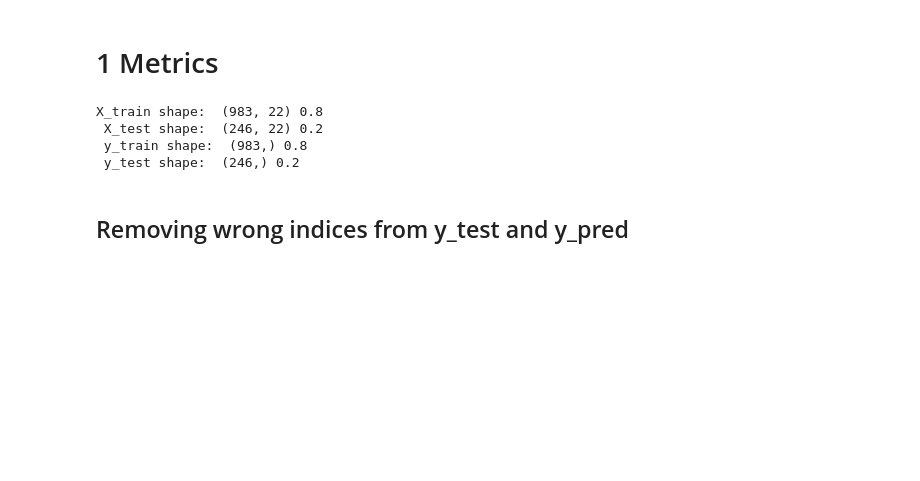
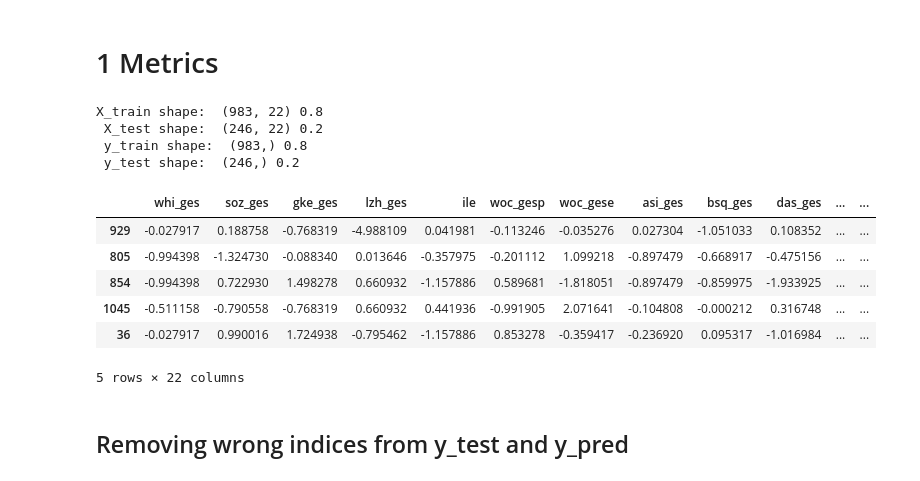
Before and after one commit to kimmizi/master_thesis, a Jupyter notebook: exp/05_Evaluation_Performance.ipynb, the cells around one changed output. Saved outputs shown, nothing was run; the diff lists cells and outputs as text; code cells hidden in the pictures; blank space fills up the shorter version.

```diff
--- a/exp/05_Evaluation_Performance.ipynb
+++ b/exp/05_Evaluation_Performance.ipynb
@@ -153,6 +153,16 @@ X_train shape:  (983, 22) 0.8
  X_test shape:  (246, 22) 0.2
  y_train shape:  (983,) 0.8
  y_test shape:  (246,) 0.2
+# %%
+X_train.head()
+# %% [output]
+|  | whi_ges | soz_ges | gke_ges | lzh_ges | ile | woc_gesp | woc_gese | asi_ges | bsq_ges | das_ges | ... | ... |
+| 929 | -0.027917 | 0.188758 | -0.768319 | -4.988109 | 0.041981 | -0.113246 | -0.035276 | 0.027304 | -1.051033 | 0.108352 | ... | ... |
+| 805 | -0.994398 | -1.324730 | -0.088340 | 0.013646 | -0.357975 | -0.201112 | 1.099218 | -0.897479 | -0.668917 | -0.475156 | ... | ... |
+| 854 | -0.994398 | 0.722930 | 1.498278 | 0.660932 | -1.157886 | 0.589681 | -1.818051 | -0.897479 | -0.859975 | -1.933925 | ... | ... |
+| 1045 | -0.511158 | -0.790558 | -0.768319 | 0.660932 | 0.441936 | -0.991905 | 2.071641 | -0.104808 | -0.000212 | 0.316748 | ... | ... |
+| 36 | -0.027917 | 0.990016 | 1.724938 | -0.795462 | -1.157886 | 0.853278 | -0.359417 | -0.236920 | 0.095317 | -1.016984 | ... | ... |
+5 rows × 22 columns
 # %% [markdown]
 ## Removing wrong indices from y_test and y_pred
 # %%
```
Also changed, not shown: parts of 18 cells of this notebook, 5 other files.
